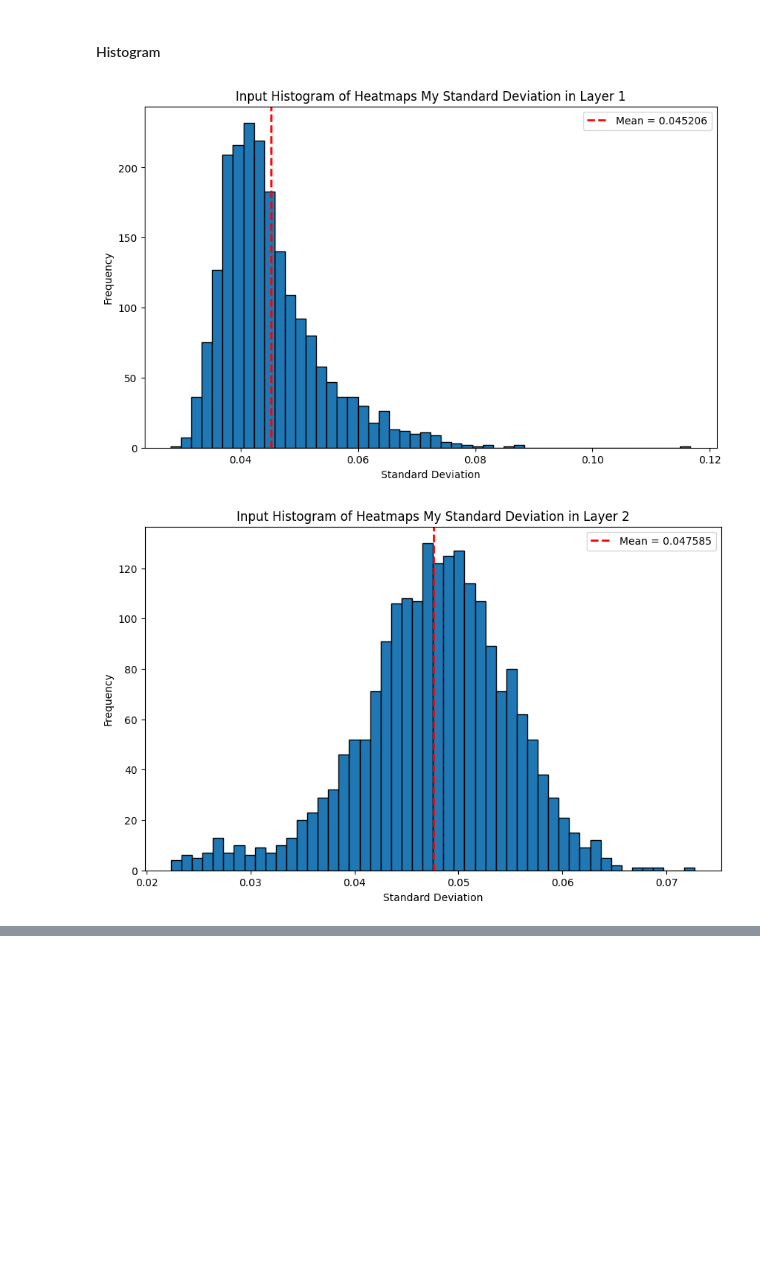
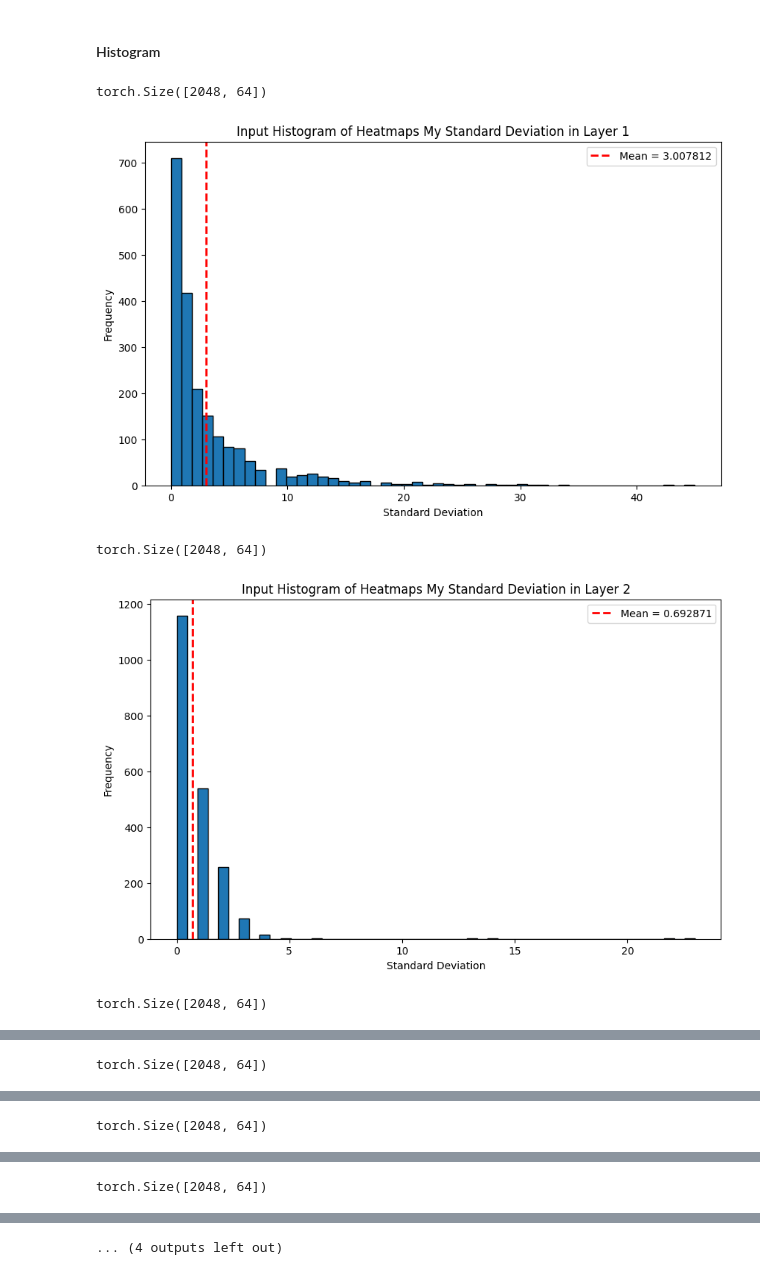
Before and after one commit to ALT-JS/OthelloSAE, a Jupyter notebook: experiment.ipynb, the cells around one changed output, grey strips where cells are left out. Saved outputs shown, nothing was run; the diff lists cells and outputs as text; code cells hidden in the pictures; blank space fills up the shorter version.

```diff
--- a/experiment.ipynb
+++ b/experiment.ipynb
@@ -96,6 +99,7 @@ with open(model_location, 'rb') as f:
 # %%
 layers = list(range(0,8))
 mode = 2 # ["empty", "own", "enemy"]
+threshold = 0.1
 
 for layer in layers:
     # Probe
@@ -103,28 +107,32 @@ for layer in layers:
     full_linear_probe = torch.load(probe_path)
     my_probe_W = full_linear_probe[f'classifier.{mode}.weight'] # (64, 512)
     my_probe_W = my_probe_W.t()
+    my_probe_W[:, [27, 28, 35, 36]] = 0.
     my_probe_normalised = my_probe_W / my_probe_W.norm(dim=0, keepdim=True) # torch.Size([512, 64])
-    my_probe_normalised[:, [27, 28, 35, 36]] = 0.
+    my_probe_normalised[my_probe_normalised.isnan()] = 0.
+
     # Weight
-    weight_in_key = f"blocks.{layer}.mlp_sublayer.proj.weight"
+    weight_in_key = f"blocks.{layer}.mlp_sublayer.encode.weight"
 
     heatmaps_my = []
     w_in = othello_gpt.state_dict()[weight_in_key] # torch.Size([512, 2048])
     w_in /= w_in.norm(dim=0, keepdim=True)
     for neuron in range(0, 2048):
-        neuron_weight = w_in[:, neuron]
+        neuron_weight = w_in[neuron, :]
         heatmaps_my.append((neuron_weight[:, None] * my_probe_normalised).sum(dim=0))
 
-    heatmaps_my = torch.stack(heatmaps_my).reshape(-1, 8, 8)
+    heatmaps_my = torch.stack(heatmaps_my)
+    heatmaps_my_id = (heatmaps_my.abs()>threshold).sum(dim=1).argsort(descending=True)[:10]
+    heatmaps_my = heatmaps_my.reshape(-1, 8, 8)
     # print(heatmaps_my.shape)
-    heatmaps_my_id = heatmaps_my.std(dim=[1, 2]).argsort(descending=True)[:10]
     heatmaps_my = heatmaps_my[heatmaps_my_id]
 
     imshow(heatmaps_my,
         facet_col=0,
         y=[i for i in "ABCDEFGH"],
         title=f"Cosine sim of Input weights and the my color probe for top layer {layer+1} neurons",
-        facet_labels=[f"L{layer+1}N{n.item()}" for n in heatmaps_my_id])
+        facet_labels=[f"L{layer+1}N{n.item()}" for n in heatmaps_my_id],
+        range_color=[-0.5, 0.5])
 # %% [markdown]
 #### Histogram
 # %%
@@ -137,43 +145,50 @@ for layer in layers:
     full_linear_probe = torch.load(probe_path)
     my_probe_W = full_linear_probe[f'classifier.{mode}.weight'] # (64, 512)
     my_probe_W = my_probe_W.t()
+    my_probe_W[:, [27, 28, 35, 36]] = 0.
     my_probe_normalised = my_probe_W / my_probe_W.norm(dim=0, keepdim=True) # torch.Size([512, 64])
-    my_probe_normalised[:, [27, 28, 35, 36]] = 0.
+    my_probe_normalised[my_probe_normalised.isnan()] = 0.
     # Weight
-    weight_in_key = f"blocks.{layer}.mlp_sublayer.proj.weight"
+    weight_in_key = f"blocks.{layer}.mlp_sublayer.encode.weight"
 
     heatmaps_my = []
     w_in = othello_gpt.state_dict()[weight_in_key] # torch.Size([512, 2048])
     w_in /= w_in.norm(dim=0, keepdim=True)
     for neuron in range(0, 2048):
-        neuron_weight = w_in[:, neuron]
+        neuron_weight = w_in[neuron, :]
         heatmaps_my.append((neuron_weight[:, None] * my_probe_normalised).sum(dim=0))
 
-    heatmaps_my = torch.stack(heatmaps_my).reshape(-1, 8, 8)
+
+    heatmaps_my = torch.stack(heatmaps_my)
+    print(heatmaps_my.shape)
 
     if False:
         heatmaps_blank_std = heatmaps_blank.std(dim=[1, 2])
         mean_value = heatmaps_blank_std.mean().item()
 
         plt.figure(figsize=(10, 6))
         plt.hist(heatmaps_blank_std.detach().cpu().numpy(), bins=50, edgecolor='black')
         plt.axvline(mean_value, color='red', linestyle='dashed', linewidth=2, label=f'Mean = {mean_value:.4f}')
         plt.title(f"Input Histogram of Heatmaps Blank Standard Deviation in Layer {layer+1}")
         plt.xlabel("Standard Deviation")
         plt.ylabel("Frequency")
         plt.legend()
         plt.show()
     else:
-        heatmaps_my_std = heatmaps_my.std(dim=[1, 2])
+        heatmaps_my_std = (heatmaps_my.abs()>threshold).sum(dim=1).float()
+
         mean_value = heatmaps_my_std.mean().item()
         plt.figure(figsize=(10, 6))
         plt.hist(heatmaps_my_std.detach().cpu().numpy(), bins=50, edgecolor='black')
         plt.axvline(mean_value, color='red', linestyle='dashed', linewidth=2, label=f'Mean = {mean_value:.6f}')
         plt.title(f"Input Histogram of Heatmaps My Standard Deviation in Layer {layer+1}")
         plt.xlabel("Standard Deviation")
         plt.ylabel("Frequency")
         plt.legend()
         plt.show()
 # %% [output]
+torch.Size([2048, 64])
-[figure, old version]
+[figure, new version]
+torch.Size([2048, 64])
-[figure, old version]
+[figure, new version]
+torch.Size([2048, 64])
@@ -180,0 +196 @@ for layer in layers:
+torch.Size([2048, 64])
@@ -181,0 +198 @@ for layer in layers:
+torch.Size([2048, 64])
@@ -182,0 +200 @@ for layer in layers:
+torch.Size([2048, 64])
@@ -185,0 +202 @@ for layer in layers:
+... (4 outputs left out)
```
Also changed, not shown: parts of 3 cells of this notebook.
